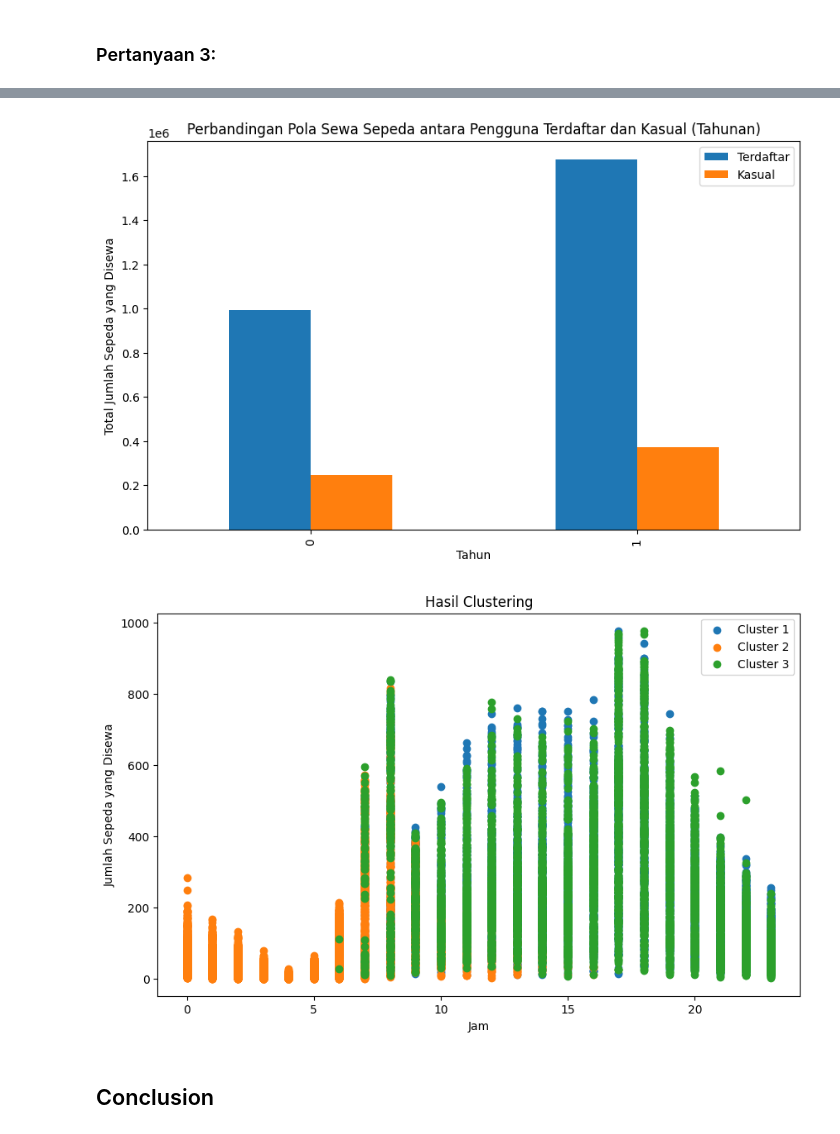
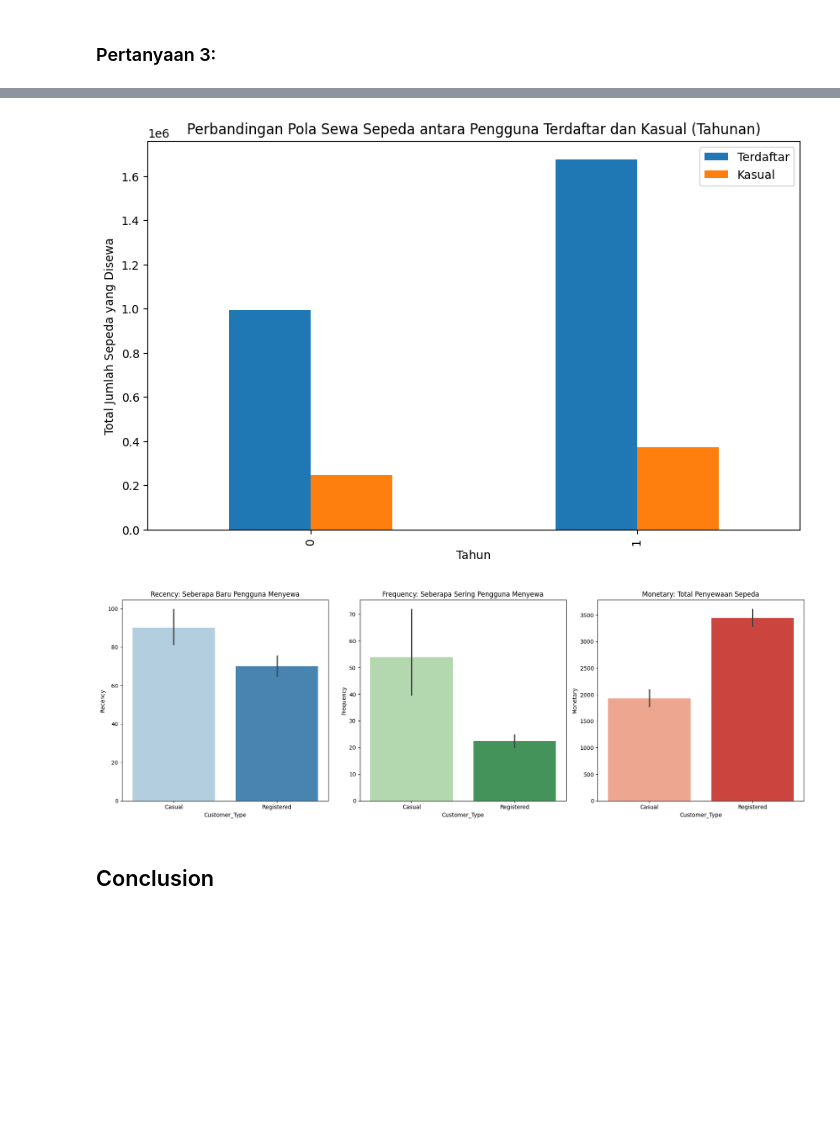
Before and after one commit to AidlF4jr1i/Data_analysis_dicoding, a Jupyter notebook: Analysis.ipynb, the cells around one changed output, grey strips where cells are left out. Drawn from its saved outputs; the diff is of its cells as text; code cells hidden in the pictures; blank space fills up the shorter version.

```diff
--- a/Analysis.ipynb
+++ b/Analysis.ipynb
@@ -544,55 +543,74 @@ month_casual_counts = hour_df.groupby(['mnth'])['casual'].sum()
 
 df_month = pd.DataFrame({'Terdaftar': month_registered_counts, 'Kasual': month_casual_counts})
 df_month.plot(kind='bar', figsize=(10,6))
 plt.title('Perbandingan Pola Sewa Sepeda antara Pengguna Terdaftar dan Kasual (Bulanan)')
 plt.xlabel('Bulan')
 plt.ylabel('Total Jumlah Sepeda yang Disewa')
 plt.legend()
 plt.show()
 
 # Tahunan
 year_registered_counts = hour_df.groupby(['yr'])['registered'].sum()
 year_casual_counts = hour_df.groupby(['yr'])['casual'].sum()
 
 df_year = pd.DataFrame({'Terdaftar': year_registered_counts, 'Kasual': year_casual_counts})
 df_year.plot(kind='bar', figsize=(10,6))
 plt.title('Perbandingan Pola Sewa Sepeda antara Pengguna Terdaftar dan Kasual (Tahunan)')
 plt.xlabel('Tahun')
 plt.ylabel('Total Jumlah Sepeda yang Disewa')
 plt.legend()
 plt.show()
 
-# Normalisasi data
-df_cluster = hour_df[['hr', 'weekday', 'weathersit', 'temp', 'hum', 'windspeed', 'casual', 'registered']]
-df_norm = (df_cluster - df_cluster.min()) / (df_cluster.max() - df_cluster.min())
+# Konversi tanggal ke format datetime
+hour_df['dteday'] = pd.to_datetime(hour_df['dteday'])
 
-# Menentukan jumlah cluster
-k = 3
+# Tentukan tanggal terakhir dalam dataset
+max_date = hour_df['dteday'].max()
 
-# Melakukan clustering
-kmeans = KMeans(n_clusters=k)
-clusters = kmeans.fit_predict(df_norm)
+# Hitung Recency, Frequency, Monetary untuk pelanggan Kasual
+rfm_casual = hour_df.groupby('casual').agg(
+    Recency=('dteday', lambda x: (max_date - x.max()).days),
+    Frequency=('casual', 'count'),  # Berapa kali pelanggan kasual menyewa sepeda
+    Monetary=('casual', 'sum')  # Total sepeda yang disewa oleh pelanggan kasual
+).reset_index()
 
-# Menambahkan label cluster ke dataframe
-hour_df['cluster'] = clusters
+# Hitung Recency, Frequency, Monetary untuk pelanggan Terdaftar
+rfm_registered = hour_df.groupby('registered').agg(
+    Recency=('dteday', lambda x: (max_date - x.max()).days),
+    Frequency=('registered', 'count'),  # Berapa kali pelanggan terdaftar menyewa sepeda
+    Monetary=('registered', 'sum')  # Total sepeda yang disewa oleh pelanggan terdaftar
+).reset_index()
 
-# Menyimpan DataFrame yang telah dimodifikasi kembali ke file CSV
-hour_df.to_csv('hour.csv', index=False)
+# Tambahkan Skor RFM dengan metode kuantil
+for rfm in [rfm_casual, rfm_registered]:
+    rfm['R_Score'] = pd.qcut(rfm['Recency'], q=4, labels=[4, 3, 2, 1]).astype(int)
+    rfm['F_Score'] = pd.qcut(rfm['Frequency'], q=4, labels=[1, 2, 3, 4]).astype(int)
+    rfm['M_Score'] = pd.qcut(rfm['Monetary'], q=4, labels=[1, 2, 3, 4]).astype(int)
+    rfm['RFM_Score'] = rfm['R_Score'].astype(str) + rfm['F_Score'].astype(str) + rfm['M_Score'].astype(str)
 
-# Visualisasi hasil clustering
-plt.figure(figsize=(10,6))
-for i in range(k):
-    df_cluster = hour_df[hour_df['cluster'] == i]
-    plt.scatter(df_cluster['hr'], df_cluster['cnt'], label=f'Cluster {i+1}')
-plt.title('Hasil Clustering')
-plt.xlabel('Jam')
-plt.ylabel('Jumlah Sepeda yang Disewa')
-plt.legend()
+# Gabungkan hasil RFM dalam satu dataframe
+rfm_casual['Customer_Type'] = 'Casual'
+rfm_registered['Customer_Type'] = 'Registered'
+rfm_final = pd.concat([rfm_casual, rfm_registered])
+
+# Visualisasi perbandingan Recency, Frequency, Monetary antara pengguna kasual dan terdaftar
+fig, axes = plt.subplots(1, 3, figsize=(18, 6))
+
+sns.barplot(data=rfm_final, x='Customer_Type', y='Recency', hue='Customer_Type', ax=axes[0], palette='Blues', dodge=False)
+axes[0].set_title('Recency: Seberapa Baru Pengguna Menyewa')
+
+sns.barplot(data=rfm_final, x='Customer_Type', y='Frequency', hue='Customer_Type', ax=axes[1], palette='Greens', dodge=False)
+axes[1].set_title('Frequency: Seberapa Sering Pengguna Menyewa')
+
+sns.barplot(data=rfm_final, x='Customer_Type', y='Monetary', hue='Customer_Type', ax=axes[2], palette='Reds', dodge=False)
+axes[2].set_title('Monetary: Total Penyewaan Sepeda')
+
+plt.tight_layout()
 plt.show()
 # %% [output]
 [figure]
 [figure]
-[figure, old version]
+[figure, new version]
 # %% [markdown]
 ## Conclusion
 # %% [markdown]
```
Also changed, not shown: parts of 3 cells of this notebook, 3 other files.
